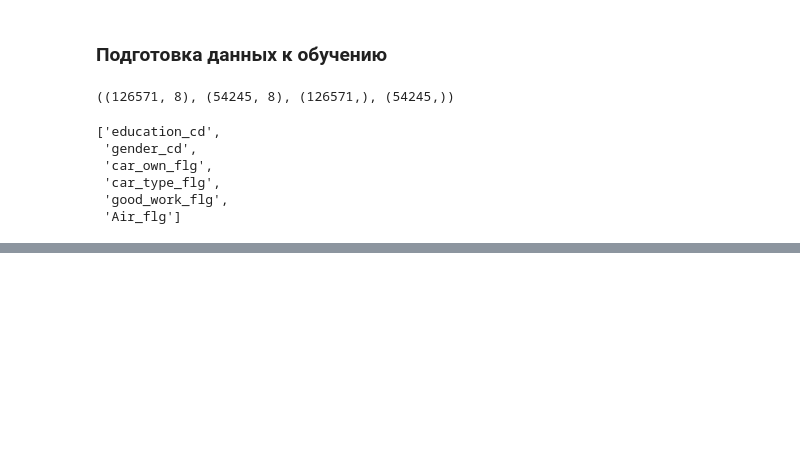
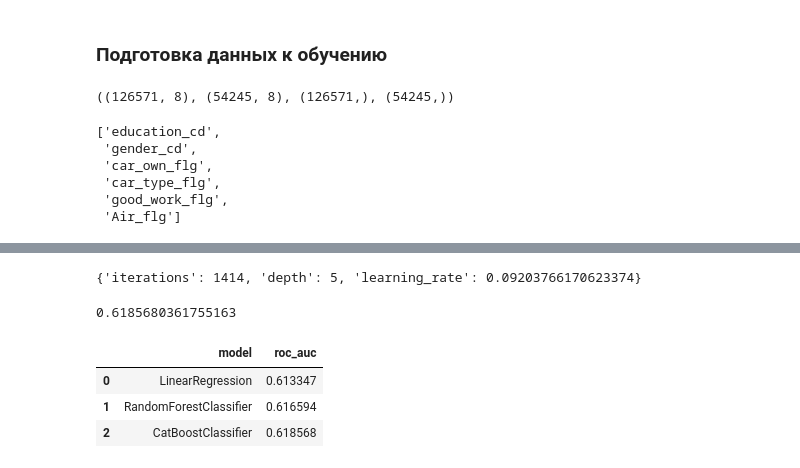
Before and after one commit to NikolaiUsov/credit_scoring, a Jupyter notebook: EDA.ipynb, the cells around one changed output, grey strips where cells are left out. Saved outputs shown, nothing was run; the diff lists cells and outputs as text; code cells hidden in the pictures; blank space fills up the shorter version.

Commit message:
choosing hyperparameters using optuna

```diff
--- a/EDA.ipynb
+++ b/EDA.ipynb
@@ -297,0 +343,22 @@ data_preprocessor = ColumnTransformer(
+# %%
+clf_rf = RandomForestClassifier(class_weight="balanced", random_state=RANDOM_STATE)
+
+params = {
+    "max_features": optuna.distributions.CategoricalDistribution(["sqrt", "log2", None]),
+    "n_estimators" : optuna.distributions.IntDistribution(20, 300, step=20),
+    "max_depth" : optuna.distributions.IntDistribution(1, 20, step=1),
+    "min_samples_split" : optuna.distributions.IntDistribution(2, 20),
+    "min_samples_leaf" : optuna.distributions.IntDistribution(1, 20)
+}
+
+optuna_search = optuna.integration.OptunaSearchCV(clf_rf,
+                                                  params,
+                                                  scoring='roc_auc',
+                                                  cv=StratifiedKFold(),
+                                                  n_trials=100,
+                                                  n_jobs=-1,
+                                                  verbose=0,
+                                                  random_state=RANDOM_STATE)
+# %%
+%%time
+optuna_search.fit(X_train_pre, y_train)
@@ -297,0 +407,4 @@ data_preprocessor = ColumnTransformer(
+# %%
+results.loc[len(results)] = ['RandomForestClassifier',
+                             optuna_search.best_score_]
+results
@@ -297,0 +450,2 @@ data_preprocessor = ColumnTransformer(
+# %%
+study = optuna.create_study(direction="maximize")
@@ -297,0 +475,17 @@ data_preprocessor = ColumnTransformer(
+# %%
+study.best_params
+# %% [output]
+{'iterations': 1414, 'depth': 5, 'learning_rate': 0.09203766170623374}
+# %%
+study.best_value
+# %% [output]
+0.6185680361755163
+# %%
+results.loc[len(results)] = ['CatBoostClassifier',
+                             study.best_value]
+results
+# %% [output]
+|  | model | roc_auc |
+| 0 | LinearRegression | 0.613347 |
+| 1 | RandomForestClassifier | 0.616594 |
+| 2 | CatBoostClassifier | 0.618568 |
```
Also changed, not shown: parts of 20 cells of this notebook, 1 other file.
